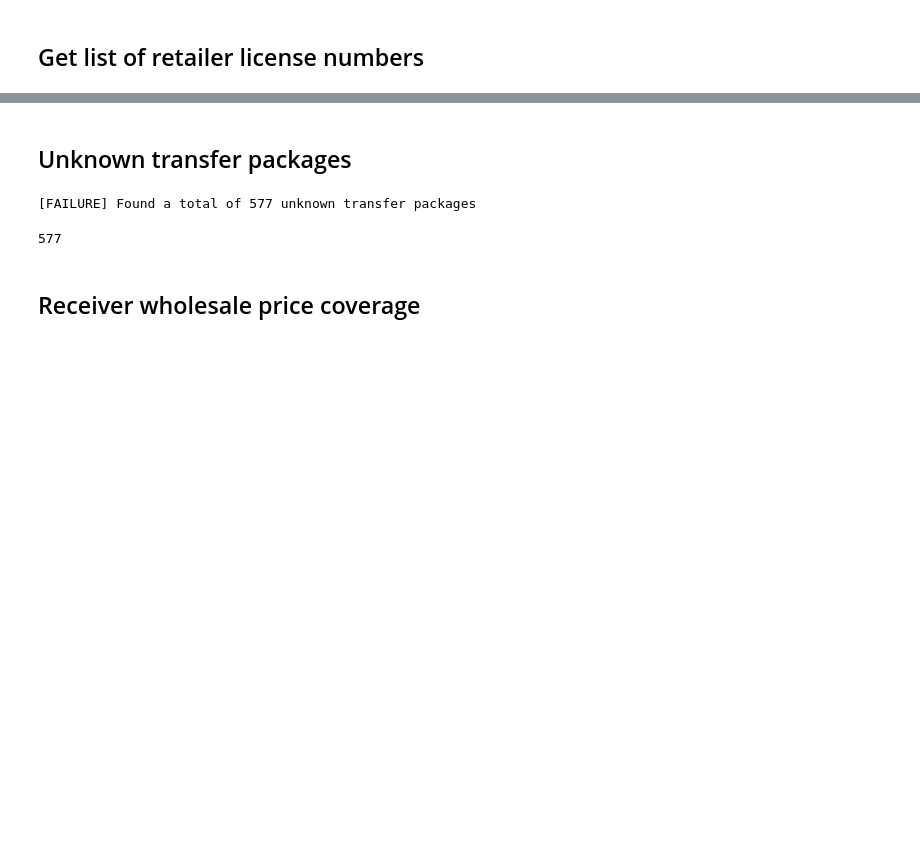
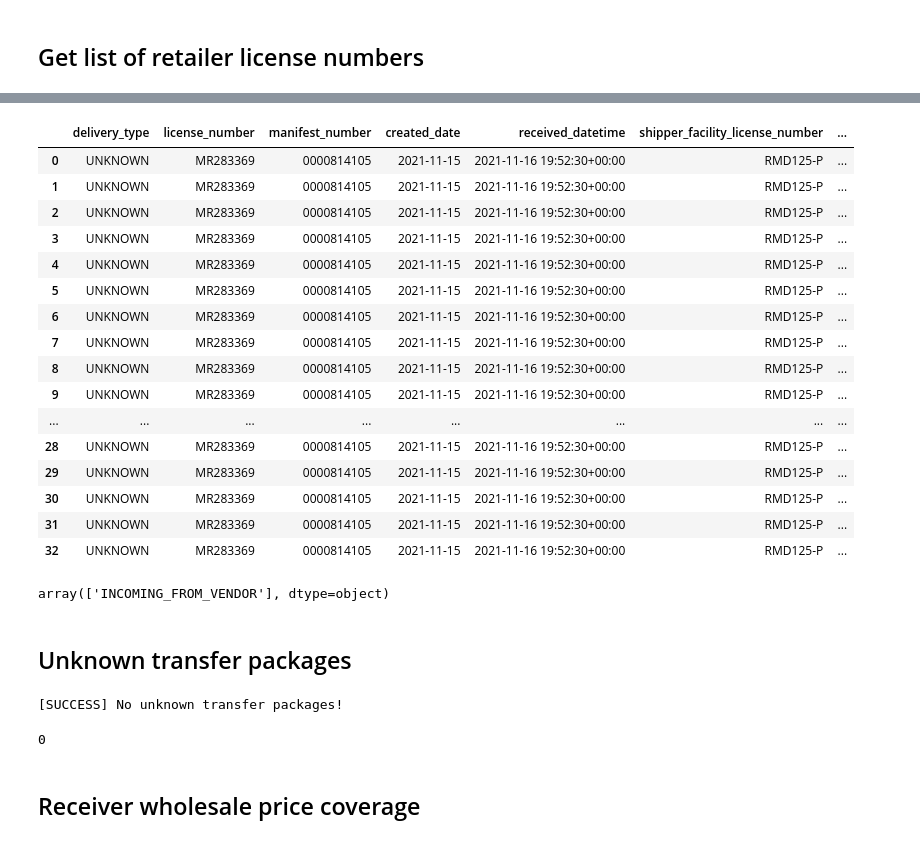
Before and after one commit to warrenshen/platform, a Jupyter notebook: services/api-server/notebooks/analysis/check_company_retailer_data.ipynb, the cells around one changed output, grey strips where cells are left out. Saved outputs shown, nothing was run; the diff lists cells and outputs as text; code cells hidden in the pictures; blank space fills up the shorter version.

```diff
--- a/services/api-server/notebooks/analysis/check_company_retailer_data.ipynb
+++ b/services/api-server/notebooks/analysis/check_company_retailer_data.ipynb
@@ -41,6 +44,6 @@ from bespoke.inventory.analysis import inventory_valuations_util as valuations_u
 # Define company name and date ranges
 # %%
 # CHANGE ME
-COMPANY_IDENTIFIER = 'CSC'
+COMPANY_IDENTIFIER = ['DL']
 TRANSFER_PACKAGES_START_DATE = '2020-01-01'
 SALES_TRANSACTIONS_START_DATE = '2020-01-01'
@@ -166,3 +208,27 @@ company_inventory_packages_dataframe = pd.read_sql_query(company_inventory_packa
+# %%
+company_unknown_transfer_packages_dataframe
+# %% [output]
+|  | delivery_type | license_number | manifest_number | created_date | received_datetime | shipper_facility_license_number | ... |
+| 0 | UNKNOWN | MR283369 | 0000814105 | 2021-11-15 | 2021-11-16 19:52:30+00:00 | RMD125-P | ... |
+| 1 | UNKNOWN | MR283369 | 0000814105 | 2021-11-15 | 2021-11-16 19:52:30+00:00 | RMD125-P | ... |
+| 2 | UNKNOWN | MR283369 | 0000814105 | 2021-11-15 | 2021-11-16 19:52:30+00:00 | RMD125-P | ... |
+| 3 | UNKNOWN | MR283369 | 0000814105 | 2021-11-15 | 2021-11-16 19:52:30+00:00 | RMD125-P | ... |
+| 4 | UNKNOWN | MR283369 | 0000814105 | 2021-11-15 | 2021-11-16 19:52:30+00:00 | RMD125-P | ... |
+| 5 | UNKNOWN | MR283369 | 0000814105 | 2021-11-15 | 2021-11-16 19:52:30+00:00 | RMD125-P | ... |
+| 6 | UNKNOWN | MR283369 | 0000814105 | 2021-11-15 | 2021-11-16 19:52:30+00:00 | RMD125-P | ... |
+| 7 | UNKNOWN | MR283369 | 0000814105 | 2021-11-15 | 2021-11-16 19:52:30+00:00 | RMD125-P | ... |
+| 8 | UNKNOWN | MR283369 | 0000814105 | 2021-11-15 | 2021-11-16 19:52:30+00:00 | RMD125-P | ... |
+| 9 | UNKNOWN | MR283369 | 0000814105 | 2021-11-15 | 2021-11-16 19:52:30+00:00 | RMD125-P | ... |
+| ... | ... | ... | ... | ... | ... | ... | ... |
+| 28 | UNKNOWN | MR283369 | 0000814105 | 2021-11-15 | 2021-11-16 19:52:30+00:00 | RMD125-P | ... |
+| 29 | UNKNOWN | MR283369 | 0000814105 | 2021-11-15 | 2021-11-16 19:52:30+00:00 | RMD125-P | ... |
+| 30 | UNKNOWN | MR283369 | 0000814105 | 2021-11-15 | 2021-11-16 19:52:30+00:00 | RMD125-P | ... |
+| 31 | UNKNOWN | MR283369 | 0000814105 | 2021-11-15 | 2021-11-16 19:52:30+00:00 | RMD125-P | ... |
+| 32 | UNKNOWN | MR283369 | 0000814105 | 2021-11-15 | 2021-11-16 19:52:30+00:00 | RMD125-P | ... |
+# %%
+company_incoming_transfer_packages_dataframe['delivery_type'].unique()
+# %% [output]
+array(['INCOMING_FROM_VENDOR'], dtype=object)
 # %% [markdown]
 ## Unknown transfer packages
 # %%
@@ -177,5 +243,5 @@ def check_unknown_transfer_packages(unknown_transfer_df: pd.DataFrame) -> int:
 unknown_package_count = check_unknown_transfer_packages(company_unknown_transfer_packages_dataframe)
 unknown_package_count
 # %% [output]
-[FAILURE] Found a total of 577 unknown transfer packages
+[SUCCESS] No unknown transfer packages!
-577
+0
```
Also changed, not shown: parts of 57 cells of this notebook, 6 other files.
